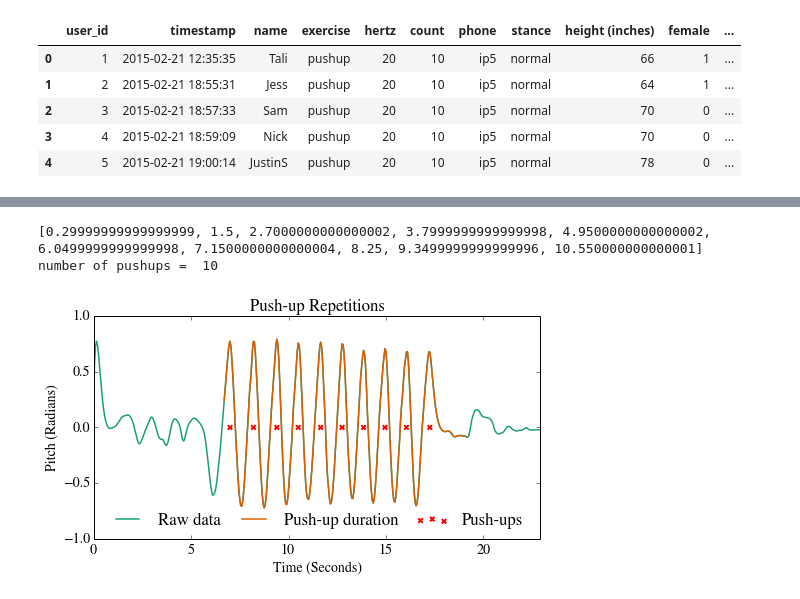
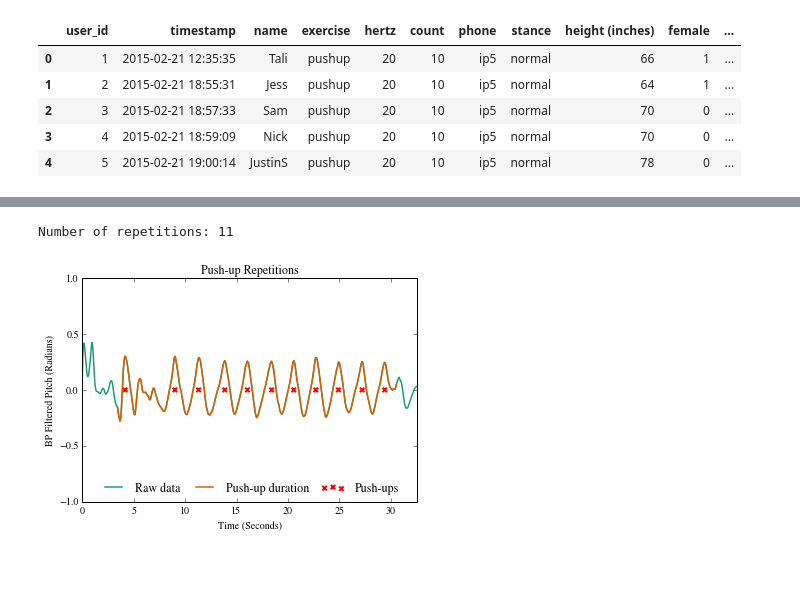
Before and after one commit to kellygwiseman/workout_buddy, a Jupyter notebook: notebooks/push_up.ipynb, the cells around one changed output, grey strips where cells are left out. Saved outputs shown, nothing was run; the diff lists cells and outputs as text; code cells hidden in the pictures; blank space fills up the shorter version.

```diff
--- a/notebooks/push_up.ipynb
+++ b/notebooks/push_up.ipynb
@@ -273,29 +186,0 @@ gr.plot_corr(df_filt, correls, 20.0, sample)
-# %%
-from scipy import signal
-
-# Conditions
-cond1 = np.abs(correls.ix[:, 'gyroRotationX', 'gyroRotationZ']) > 0.6
-cond2 = np.abs(correls.ix[:, 'accelerometerAccelerationX', 'accelerometerAccelerationY']) > 0.5
-cond3 = np.abs(correls.ix[:, 'accelerometerAccelerationX', 'accelerometerAccelerationZ']) > 0.5
-cond4 = np.abs(correls.ix[:, 'motionQuaternionY', 'motionQuaternionZ']) > 0.7
-cond5 = np.abs(correls.ix[:, 'motionQuaternionX', 'motionQuaternionY']) > 0.7
-cond6 = np.abs(correls.ix[:, 'motionQuaternionX', 'motionQuaternionW']) > 0.7
-# don't use the first 3 and last 2 seconds
-cond7 = df_filt.index > 60
-cond8 = df_filt.index < (df_filt.shape[0] - 40)
-pushup_window = df_filt[cond1 & cond2 & cond4 & cond5 & cond7 & cond8]
-
-widths = np.arange(6,14)
-gap = 1.0
-max_dist = np.linspace(4.0,4.0,df.shape[0])
-length = 4
-min_snr = 1.0
-#peakind = gr.plot_pushups(df_filt, pushup_window, widths, max_dist, gap, freq, sample)
-#peakind = plot_pushups1(df_num, pushup_window, widths, length, min_snr, freq, sample)
-peakind = plot_pushups2(df_filt, pushup_window, widths, max_dist, gap, freq, sample)
-print peakind
-print 'number of pushups = ', len(peakind)
-# %% [output]
-[0.29999999999999999, 1.5, 2.7000000000000002, 3.7999999999999998, 4.9500000000000002, 6.0499999999999998, 7.1500000000000004, 8.25, 9.3499999999999996, 10.550000000000001]
-number of pushups =  10
-[figure, removed]
@@ -418,0 +187,25 @@ def plot_pushups4(data, pushup_window, mph, mpd, freq, sample):
+# %%
+# Filter based on feature amplitudes
+cond1 = np.abs(correls.ix[:, 'accelerometerAccelerationX', 'accelerometerAccelerationY']) > 0.6
+cond2 = (np.abs(correls.ix[:, 'motionQuaternionY', 'motionQuaternionW'])+
+         np.abs(correls.ix[:, 'motionQuaternionX', 'motionQuaternionY'])+
+         np.abs(correls.ix[:, 'motionQuaternionY', 'motionQuaternionZ'])+
+         np.abs(correls.ix[:, 'gyroRotationX', 'gyroRotationZ'])) > 2.5
+# Trim the beginning 3 seconds and last 2 seconds of record
+cond3 = df_filt.index > 60
+cond4 = df_filt.index < (df_filt.shape[0] - 40)
+
+# Pushup repetition window
+pushup_window = df_filt[cond1 & cond2 & cond3 & cond4].index
+
+## Count the number of repetitions ##
+# Peak parameters
+mph=0.20 # minimum peak height
+mpd=10 + 5*female # minimum peak separation distance
+peakind, count = count_peaks(df_filt, pushup_window, mph, mpd, freq)
+# Plot
+gr.plot_pushups(df_filt, pushup_window, peakind, freq, sample)
+print 'Number of repetitions:',count
+# %% [output]
+Number of repetitions: 11
+[figure, added]
```
Also changed, not shown: parts of 21 cells of this notebook, 10 other files.
